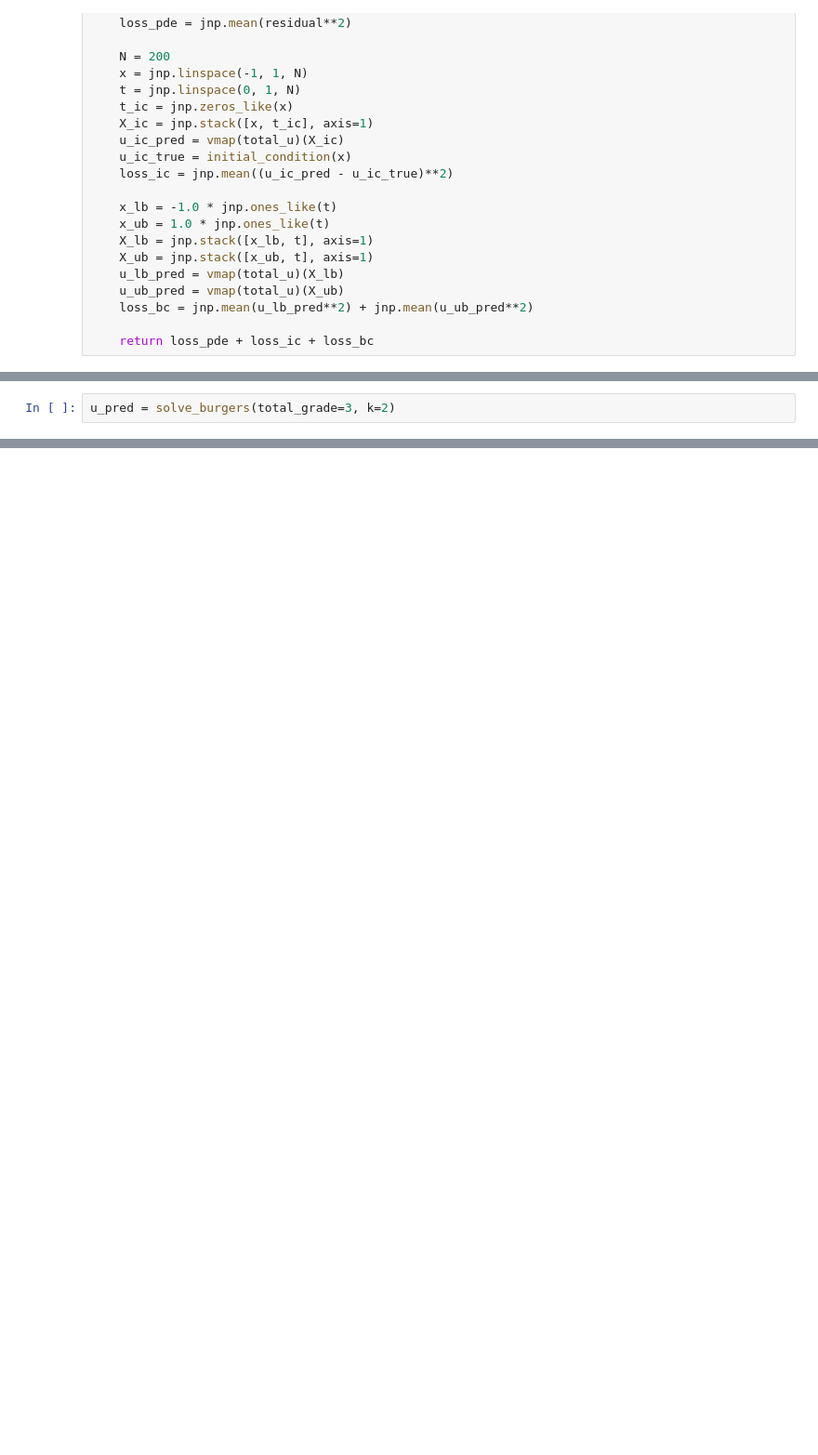
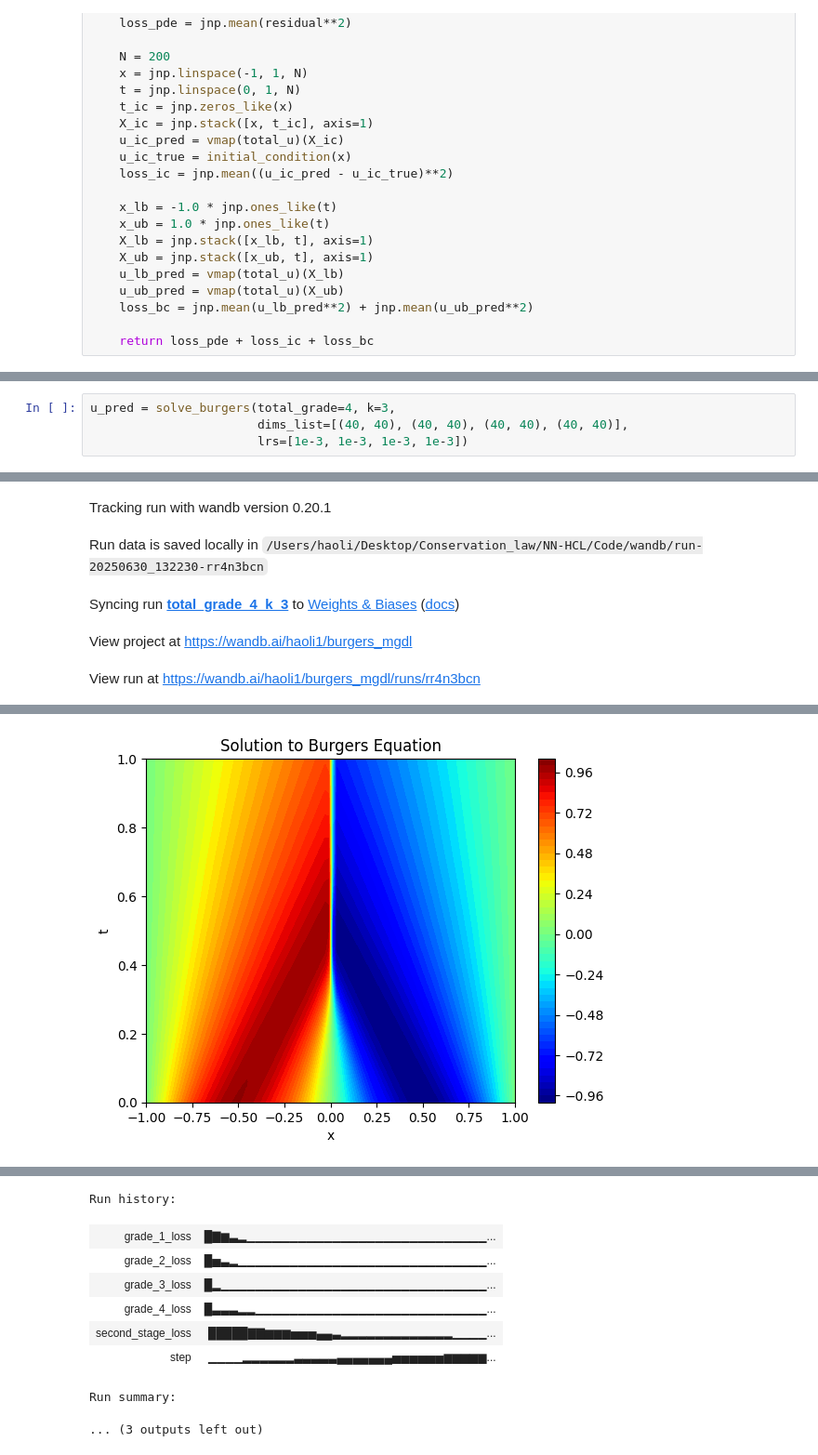
Before and after one commit to HaoLi-HL/NN-HCL, a Jupyter notebook: Code/MGNN_Burgers_PINN.ipynb, the cells around one changed output, grey strips where cells are left out. Shown at 93% size. Saved outputs shown, nothing was run; the diff lists cells and outputs as text; blank space fills up the shorter version.

```diff
--- a/Code/MGNN_Burgers_PINN.ipynb
+++ b/Code/MGNN_Burgers_PINN.ipynb
@@ -279,4 +326,6 @@ def solve_burgers(total_grade=3, k=2):
     return u_pred.reshape(100, 100)
 # %%
-u_pred = solve_burgers(total_grade=3, k=2)
+u_pred = solve_burgers(total_grade=4, k=3,
+                       dims_list=[(40, 40), (40, 40), (40, 40), (40, 40)],
+                       lrs=[1e-3, 1e-3, 1e-3, 1e-3])
 # %% [output]
@@ -299,0 +333,5 @@ Training completed. Final prediction shape: (10000,)
+Tracking run with wandb version 0.20.1
+Run data is saved locally in /Users/haoli/Desktop/Conservation_law/NN-HCL/Code/wandb/run-20250630_132230-rr4n3bcn
+Syncing run total_grade_4_k_3 to Weights & Biases (docs)
+View project at https://wandb.ai/haoli1/burgers_mgdl
+View run at https://wandb.ai/haoli1/burgers_mgdl/runs/rr4n3bcn
@@ -299,0 +355 @@ Training completed. Final prediction shape: (10000,)
+[figure, added]
@@ -300,3 +357,12 @@ Training completed. Final prediction shape: (10000,)
+Run history:
+| grade_1_loss | █▇▆▃▂▁▁▁▁▁▁▁▁▁▁▁▁▁▁▁▁▁▁▁▁▁▁▁▁▁▁▁▁... |
+| grade_2_loss | █▅▃▂▁▁▁▁▁▁▁▁▁▁▁▁▁▁▁▁▁▁▁▁▁▁▁▁▁▁▁▁▁... |
+| grade_3_loss | █▂▁▁▁▁▁▁▁▁▁▁▁▁▁▁▁▁▁▁▁▁▁▁▁▁▁▁▁▁▁▁▁... |
+| grade_4_loss | █▃▃▃▂▂▁▁▁▁▁▁▁▁▁▁▁▁▁▁▁▁▁▁▁▁▁▁▁▁▁▁▁... |
+| second_stage_loss | █████▇▇▆▆▆▅▅▅▄▄▃▂▂▂▂▂▂▂▂▂▂▂▂▂▁▁▁▁... |
+| step | ▁▁▁▁▂▂▂▂▂▂▃▃▃▃▃▄▄▄▄▄▄▄▅▅▅▅▅▅▆▆▆▆▆... |
+Run summary:
+... (3 outputs left out)
 # %%
 import matplotlib.pyplot as plt
 import numpy as np
```
Also changed, not shown: parts of 11 cells of this notebook, 22 other files.
